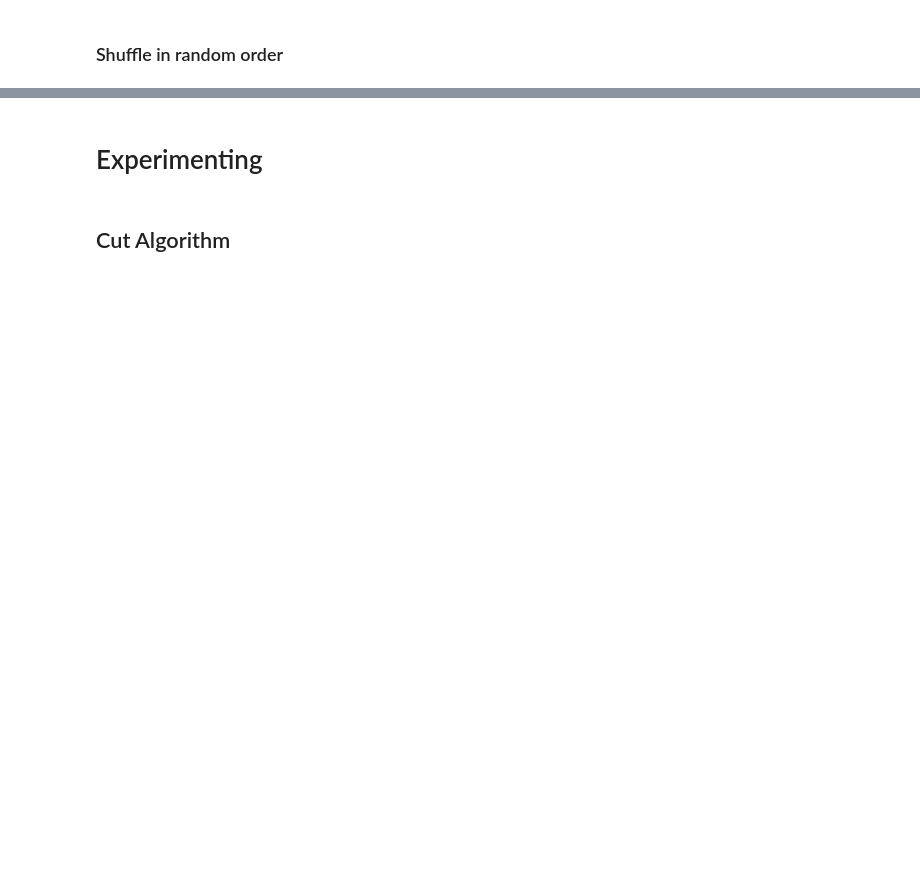
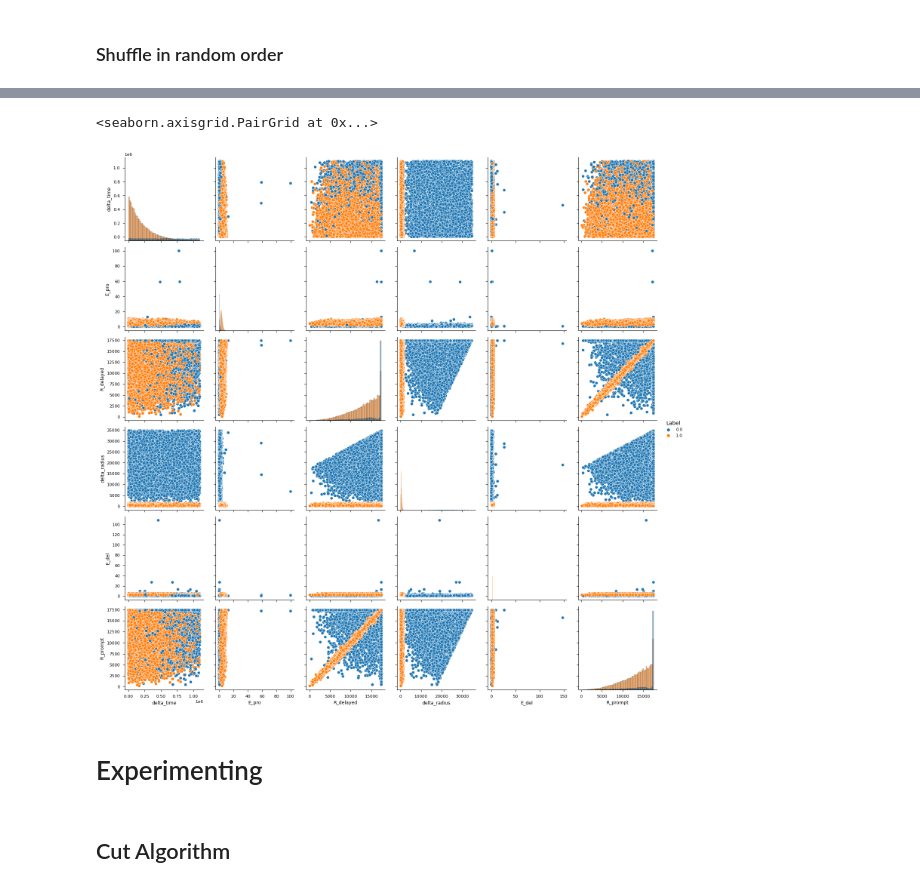
Before and after one commit to Fabiocufino/Thesis, a Jupyter notebook: Analysis/FeaturesCreation/train_dataset_creation.ipynb, the cells around one changed output, grey strips where cells are left out. Drawn from its saved outputs; the diff is of its cells as text; code cells hidden in the pictures; blank space fills up the shorter version.

```diff
--- a/Analysis/FeaturesCreation/train_dataset_creation.ipynb
+++ b/Analysis/FeaturesCreation/train_dataset_creation.ipynb
@@ -348,0 +352,2 @@ print(all_feature['Label'].sum())
+# %%
+dataframe = pd.DataFrame({k:list(v) for k,v in all_feature.items()})
@@ -349,3 +366,14 @@ print(all_feature['Label'].sum())
+# %%
+import seaborn as sns
+
+
+g = sns.PairGrid(dataframe, hue="Label")
+g.map_diag(sns.histplot)
+g.map_offdiag(sns.scatterplot)
+g.add_legend()
+# %% [output]
+<seaborn.axisgrid.PairGrid at 0x...>
+[figure, added]
 # %% [markdown]
 # Experimenting
 # %% [markdown]
```
Also changed, not shown: parts of 22 cells of this notebook, 11 other files.
